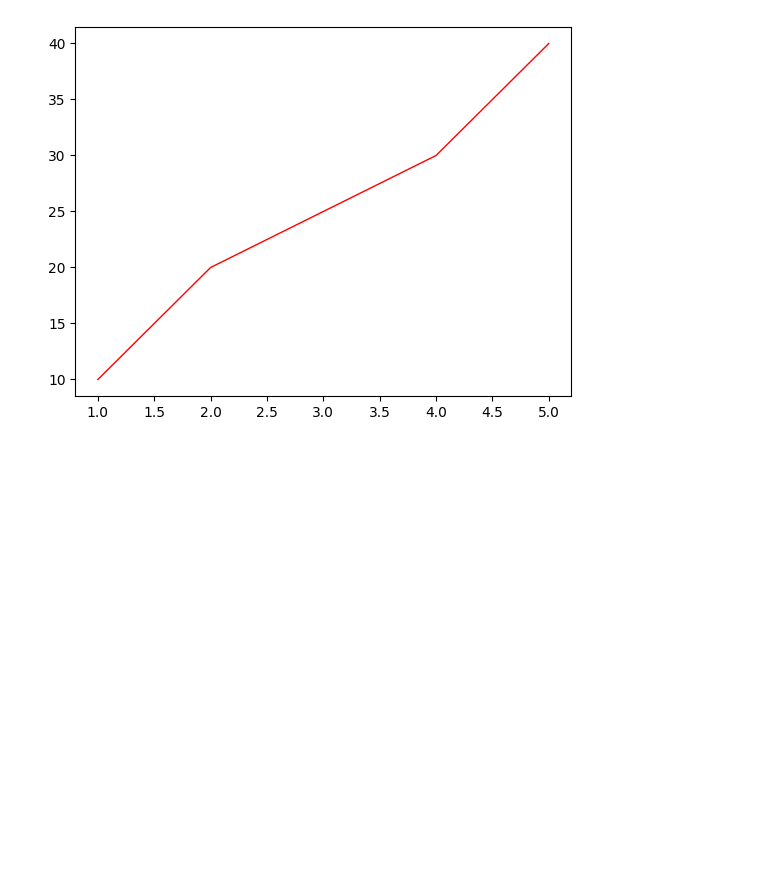
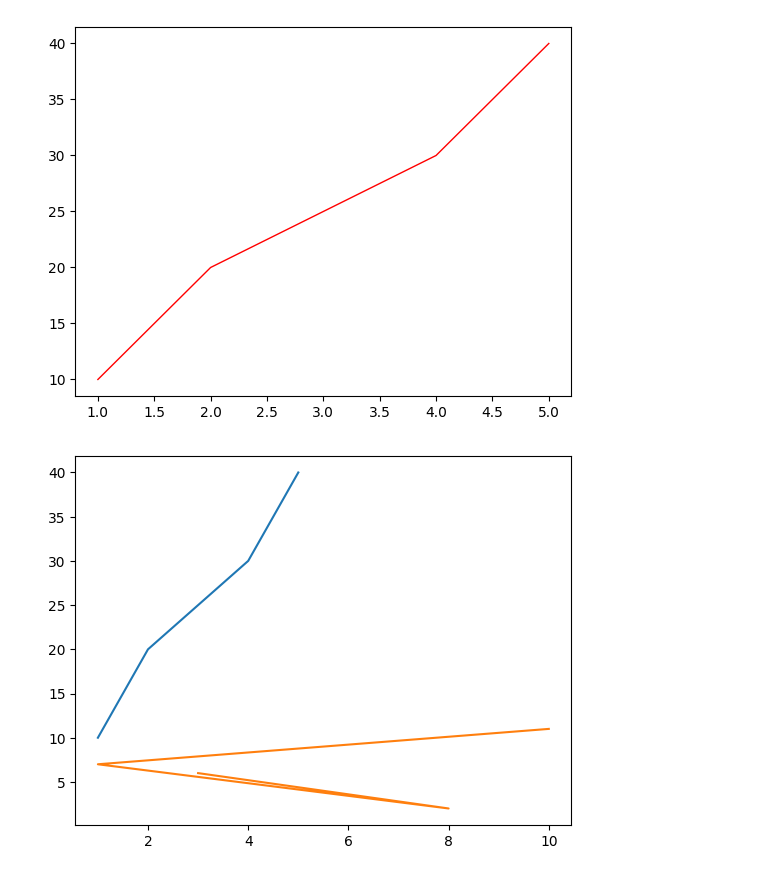
Before and after one commit to llawlaw23/Python_101, a Jupyter notebook: Python.ipynb, the cells around one changed output. Cells and saved outputs as stored; diff of their text form; code cells hidden in the pictures; blank space fills up the shorter version.

```diff
--- a/Python.ipynb
+++ b/Python.ipynb
@@ -2527,3 +2528,13 @@ plt.plot(x, y, ls = "-", color = "red", linewidth = "1")
 plt.show()
 # %% [output]
 [figure]
+# %%
+# Multiple lines
+a = [3, 8, 1, 10]
+b = [6, 2, 7, 11]
+plt.plot(x, y, a, b)
+
+
+plt.show()
+# %% [output]
+[figure, added]
```
Also changed, not shown: parts of 13 cells of this notebook.
